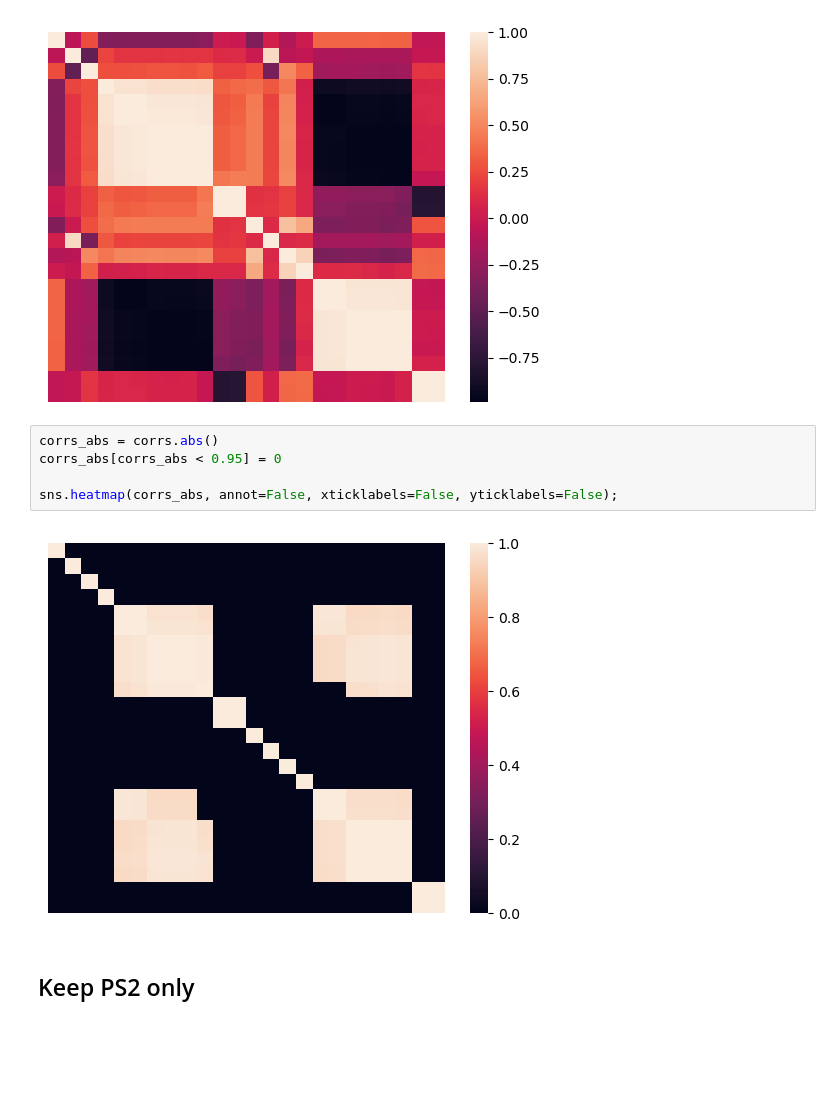
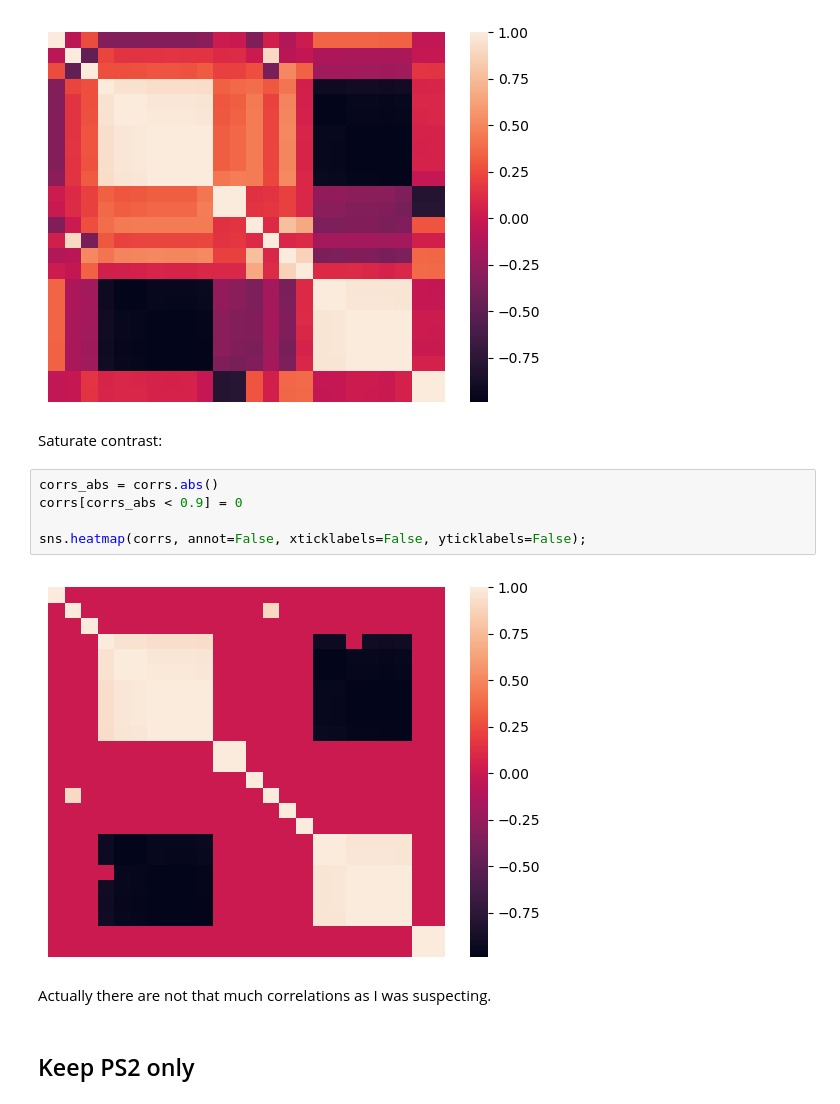
Before and after one commit to vcerchez/optimal-hydraulic, a Jupyter notebook: model.ipynb, the cells around one changed output. Cells and saved outputs as stored; diff of their text form; blank space fills up the shorter version.

```diff
--- a/model.ipynb
+++ b/model.ipynb
@@ -293,13 +316,17 @@ corrs = X_train.corr('pearson')
 sns.heatmap(corrs, annot=False, xticklabels=False, yticklabels=False);
 # %% [output]
 [figure]
+# %% [markdown]
+Saturate contrast:
 # %%
 corrs_abs = corrs.abs()
-corrs_abs[corrs_abs < 0.95] = 0
+corrs[corrs_abs < 0.9] = 0
 
-sns.heatmap(corrs_abs, annot=False, xticklabels=False, yticklabels=False);
+sns.heatmap(corrs, annot=False, xticklabels=False, yticklabels=False);
 # %% [output]
-[figure, old version]
+[figure, new version]
+# %% [markdown]
+Actually there are not that much correlations as I was suspecting.
 # %% [markdown]
 ## Keep PS2 only
 # %%
```
Also changed, not shown: parts of 43 cells of this notebook.
